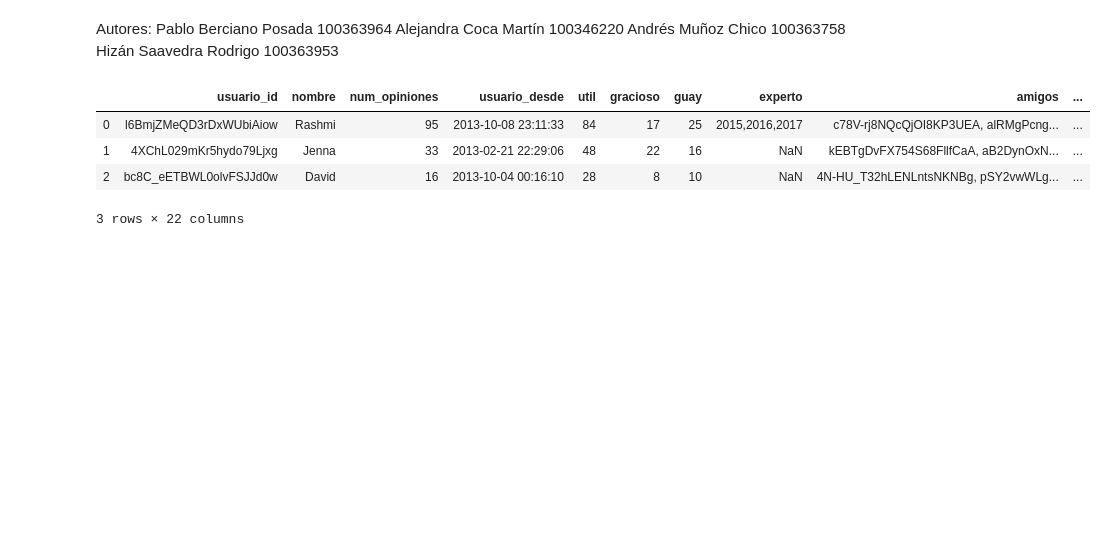
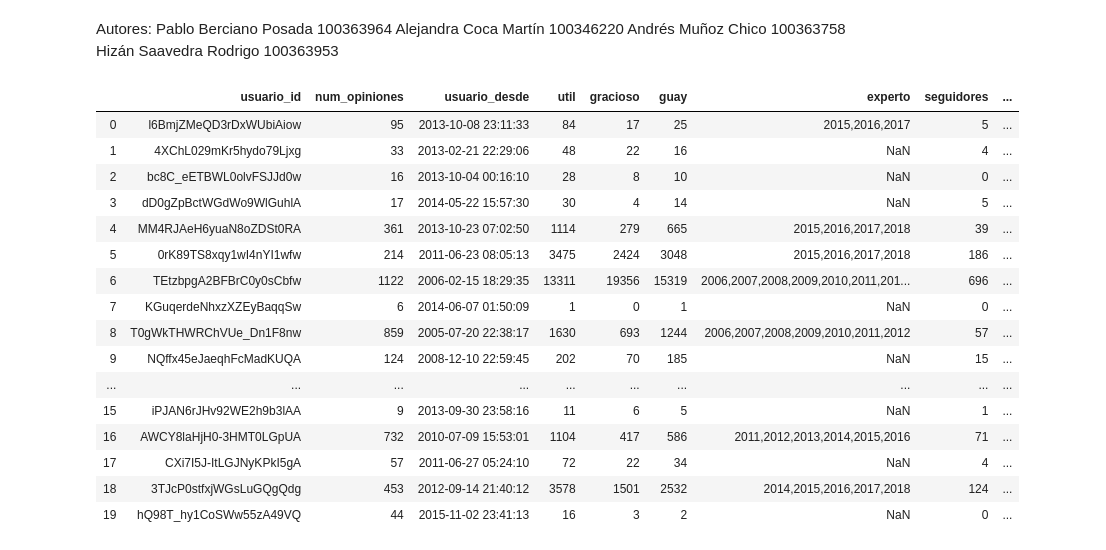
Before and after one commit to pablobp1998/Desafio-Final-AD, a Jupyter notebook: desafio_final_ad.ipynb, the cells around one changed output. Cells and saved outputs as stored; diff of their text form; code cells hidden in the pictures; blank space fills up the shorter version.

```diff
--- a/desafio_final_ad.ipynb
+++ b/desafio_final_ad.ipynb
@@ -7,10 +7,23 @@ Hizán Saavedra Rodrigo 100363953
 # %%
 import pandas as pd
 df = pd.read_csv('./Datos/datos_usuarios.csv',  sep=',', decimal='.')
-df.head(3)
+df = df.drop(['nombre','amigos'], axis=1)
+df.head(20)
 # %% [output]
-|  | usuario_id | nombre | num_opiniones | usuario_desde | util | gracioso | guay | experto | amigos | ... |
-| 0 | l6BmjZMeQD3rDxWUbiAiow | Rashmi | 95 | 2013-10-08 23:11:33 | 84 | 17 | 25 | 2015,2016,2017 | c78V-rj8NQcQjOI8KP3UEA, alRMgPcng... | ... |
-| 1 | 4XChL029mKr5hydo79Ljxg | Jenna | 33 | 2013-02-21 22:29:06 | 48 | 22 | 16 | NaN | kEBTgDvFX754S68FllfCaA, aB2DynOxN... | ... |
-| 2 | bc8C_eETBWL0olvFSJJd0w | David | 16 | 2013-10-04 00:16:10 | 28 | 8 | 10 | NaN | 4N-HU_T32hLENLntsNKNBg, pSY2vwWLg... | ... |
+|  | usuario_id | num_opiniones | usuario_desde | util | gracioso | guay | experto | seguidores | ... |
+| 0 | l6BmjZMeQD3rDxWUbiAiow | 95 | 2013-10-08 23:11:33 | 84 | 17 | 25 | 2015,2016,2017 | 5 | ... |
+| 1 | 4XChL029mKr5hydo79Ljxg | 33 | 2013-02-21 22:29:06 | 48 | 22 | 16 | NaN | 4 | ... |
+| 2 | bc8C_eETBWL0olvFSJJd0w | 16 | 2013-10-04 00:16:10 | 28 | 8 | 10 | NaN | 0 | ... |
+| 3 | dD0gZpBctWGdWo9WlGuhlA | 17 | 2014-05-22 15:57:30 | 30 | 4 | 14 | NaN | 5 | ... |
+| 4 | MM4RJAeH6yuaN8oZDSt0RA | 361 | 2013-10-23 07:02:50 | 1114 | 279 | 665 | 2015,2016,2017,2018 | 39 | ... |
+| 5 | 0rK89TS8xqy1wI4nYI1wfw | 214 | 2011-06-23 08:05:13 | 3475 | 2424 | 3048 | 2015,2016,2017,2018 | 186 | ... |
+| 6 | TEtzbpgA2BFBrC0y0sCbfw | 1122 | 2006-02-15 18:29:35 | 13311 | 19356 | 15319 | 2006,2007,2008,2009,2010,2011,201... | 696 | ... |
+| 7 | KGuqerdeNhxzXZEyBaqqSw | 6 | 2014-06-07 01:50:09 | 1 | 0 | 1 | NaN | 0 | ... |
+| 8 | T0gWkTHWRChVUe_Dn1F8nw | 859 | 2005-07-20 22:38:17 | 1630 | 693 | 1244 | 2006,2007,2008,2009,2010,2011,2012 | 57 | ... |
+| 9 | NQffx45eJaeqhFcMadKUQA | 124 | 2008-12-10 22:59:45 | 202 | 70 | 185 | NaN | 15 | ... |
+| ... | ... | ... | ... | ... | ... | ... | ... | ... | ... |
+| 15 | iPJAN6rJHv92WE2h9b3lAA | 9 | 2013-09-30 23:58:16 | 11 | 6 | 5 | NaN | 1 | ... |
+| 16 | AWCY8laHjH0-3HMT0LGpUA | 732 | 2010-07-09 15:53:01 | 1104 | 417 | 586 | 2011,2012,2013,2014,2015,2016 | 71 | ... |
+| 17 | CXi7I5J-ItLGJNyKPkI5gA | 57 | 2011-06-27 05:24:10 | 72 | 22 | 34 | NaN | 4 | ... |
+| 18 | 3TJcP0stfxjWGsLuGQgQdg | 453 | 2012-09-14 21:40:12 | 3578 | 1501 | 2532 | 2014,2015,2016,2017,2018 | 124 | ... |
+| 19 | hQ98T_hy1CoSWw55zA49VQ | 44 | 2015-11-02 23:41:13 | 16 | 3 | 2 | NaN | 0 | ... |
-3 rows × 22 columns
```
Also changed, not shown: parts of 12 cells of this notebook.
